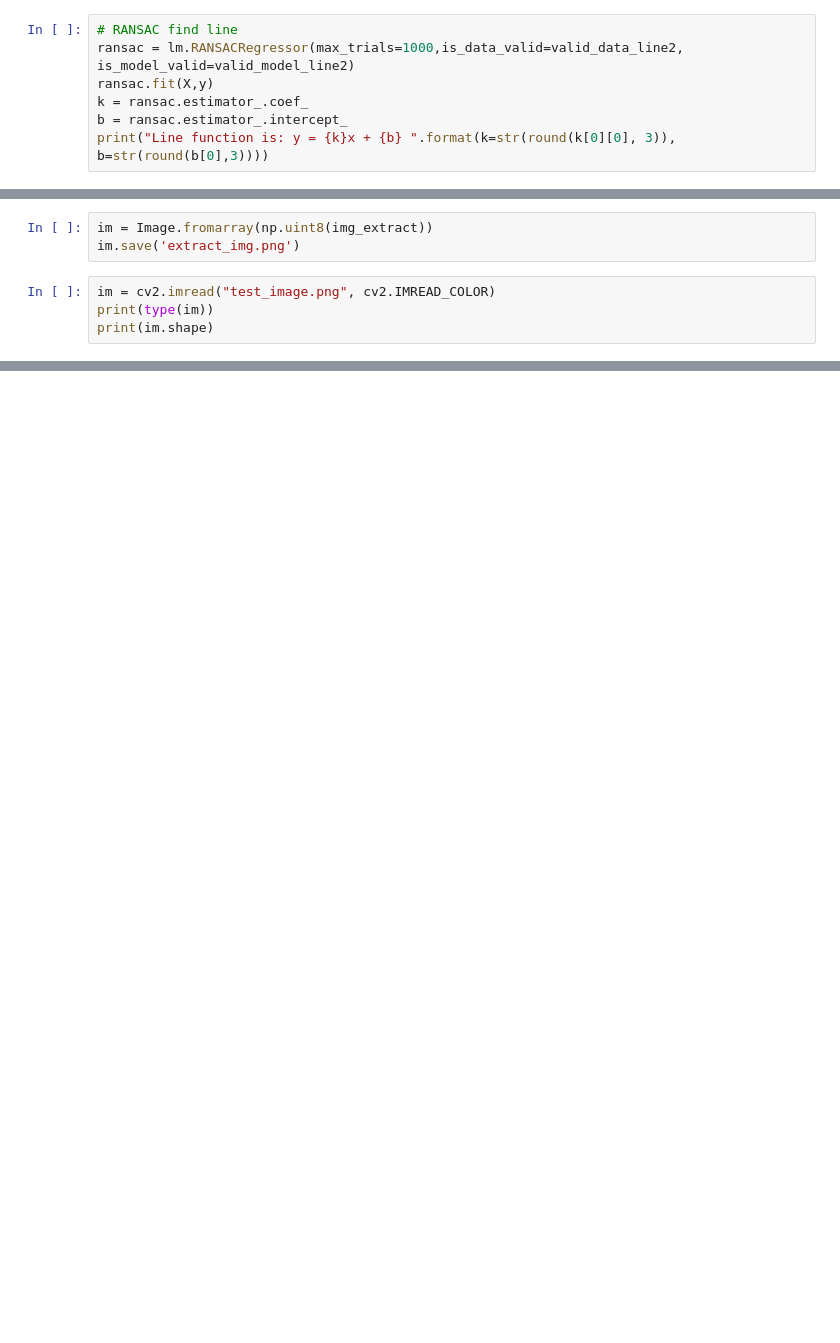
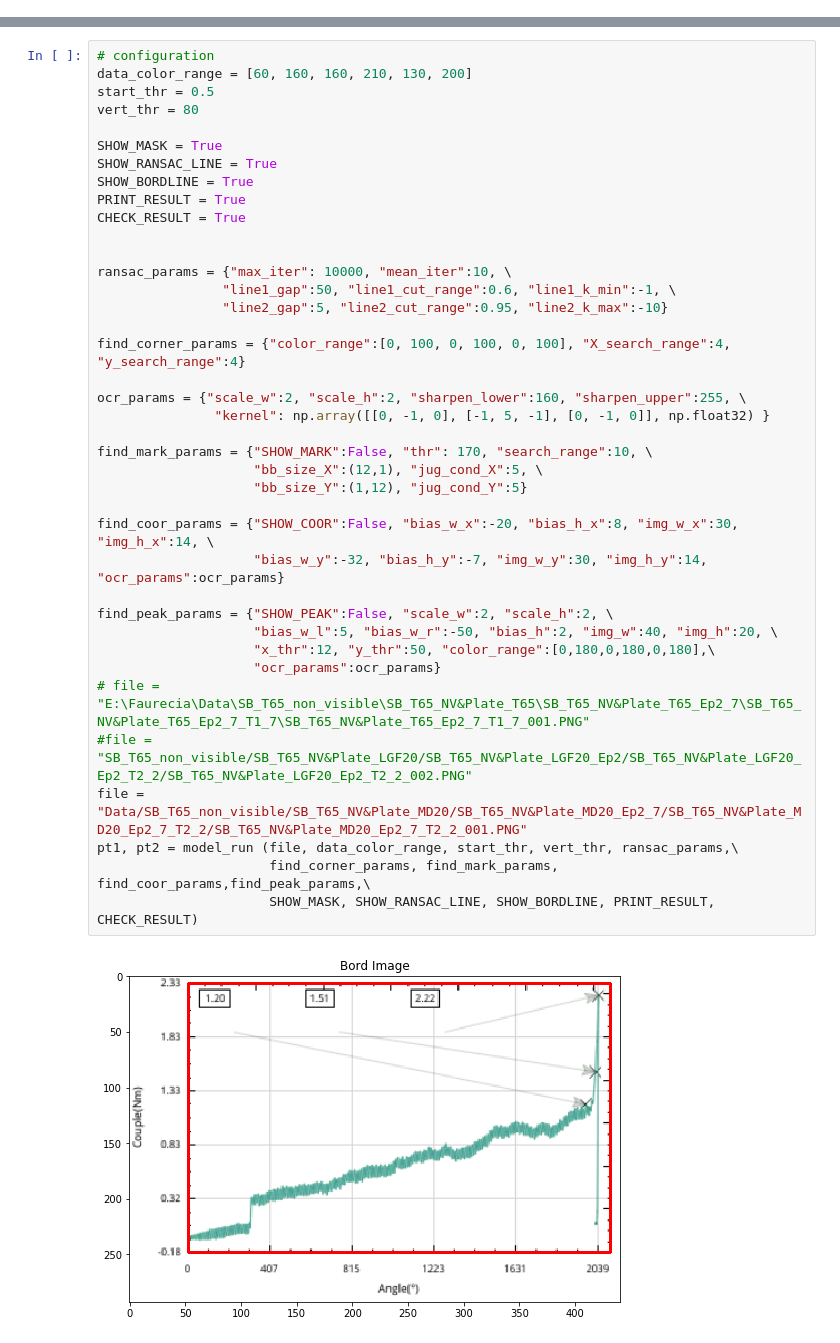
Before and after one commit to XiaoyuBIE1994/Auto_ImageData_Analyse, a Jupyter notebook: FindLine.ipynb, the cells around one changed output, grey strips where cells are left out. Drawn from its saved outputs; the diff is of its cells as text; blank space fills up the shorter version.

```diff
--- a/FindLine.ipynb
+++ b/FindLine.ipynb
@@ -59,7 +11,0 @@ def valid_model_line2 (model, X, y):
-# %%
-# RANSAC find line
-ransac = lm.RANSACRegressor(max_trials=1000,is_data_valid=valid_data_line2, is_model_valid=valid_model_line2)
-ransac.fit(X,y)
-k = ransac.estimator_.coef_
-b = ransac.estimator_.intercept_
-print("Line function is: y = {k}x + {b} ".format(k=str(round(k[0][0], 3)), b=str(round(b[0],3))))
@@ -87,7 +11,0 @@ plt.imshow(img_extract)
-# %%
-im = Image.fromarray(np.uint8(img_extract))
-im.save('extract_img.png')
-# %%
-im = cv2.imread("test_image.png", cv2.IMREAD_COLOR)
-print(type(im))
-print(im.shape)
@@ -96,0 +648,41 @@ print(im.shape)
+# %%
+# configuration
+data_color_range = [60, 160, 160, 210, 130, 200]
+start_thr = 0.5
+vert_thr = 80
+
+SHOW_MASK = True
+SHOW_RANSAC_LINE = True
+SHOW_BORDLINE = True
+PRINT_RESULT = True
+CHECK_RESULT = True
+
+
+ransac_params = {"max_iter": 10000, "mean_iter":10, \
+                "line1_gap":50, "line1_cut_range":0.6, "line1_k_min":-1, \
+                "line2_gap":5, "line2_cut_range":0.95, "line2_k_max":-10}
+
+find_corner_params = {"color_range":[0, 100, 0, 100, 0, 100], "X_search_range":4, "y_search_range":4}
+
+ocr_params = {"scale_w":2, "scale_h":2, "sharpen_lower":160, "sharpen_upper":255, \
+               "kernel": np.array([[0, -1, 0], [-1, 5, -1], [0, -1, 0]], np.float32) }
+
+find_mark_params = {"SHOW_MARK":False, "thr": 170, "search_range":10, \
+                    "bb_size_X":(12,1), "jug_cond_X":5, \
+                    "bb_size_Y":(1,12), "jug_cond_Y":5}
+
+find_coor_params = {"SHOW_COOR":False, "bias_w_x":-20, "bias_h_x":8, "img_w_x":30, "img_h_x":14, \
+                    "bias_w_y":-32, "bias_h_y":-7, "img_w_y":30, "img_h_y":14, "ocr_params":ocr_params}
+
+find_peak_params = {"SHOW_PEAK":False, "scale_w":2, "scale_h":2, \
+                    "bias_w_l":5, "bias_w_r":-50, "bias_h":2, "img_w":40, "img_h":20, \
+                    "x_thr":12, "y_thr":50, "color_range":[0,180,0,180,0,180],\
+                    "ocr_params":ocr_params}
+# file = "E:\Faurecia\Data\SB_T65_non_visible\SB_T65_NV&Plate_T65\SB_T65_NV&Plate_T65_Ep2_7\SB_T65_NV&Plate_T65_Ep2_7_T1_7\SB_T65_NV&Plate_T65_Ep2_7_T1_7_001.PNG"
+#file = "SB_T65_non_visible/SB_T65_NV&Plate_LGF20/SB_T65_NV&Plate_LGF20_Ep2/SB_T65_NV&Plate_LGF20_Ep2_T2_2/SB_T65_NV&Plate_LGF20_Ep2_T2_2_002.PNG"
+file = "Data/SB_T65_non_visible/SB_T65_NV&Plate_MD20/SB_T65_NV&Plate_MD20_Ep2_7/SB_T65_NV&Plate_MD20_Ep2_7_T2_2/SB_T65_NV&Plate_MD20_Ep2_7_T2_2_001.PNG"
+pt1, pt2 = model_run (file, data_color_range, start_thr, vert_thr, ransac_params,\
+                      find_corner_params, find_mark_params, find_coor_params,find_peak_params,\
+                      SHOW_MASK, SHOW_RANSAC_LINE, SHOW_BORDLINE, PRINT_RESULT, CHECK_RESULT)
+# %% [output]
+[figure, added]
```
Also changed, not shown: parts of 23 cells of this notebook, 7 other files.
